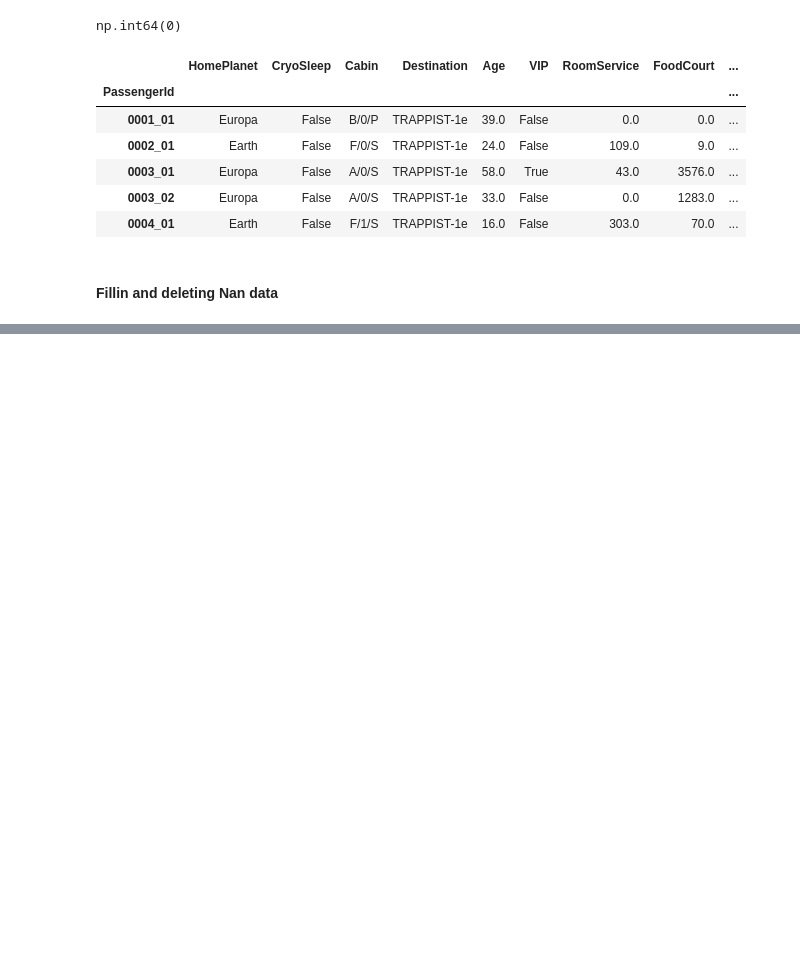
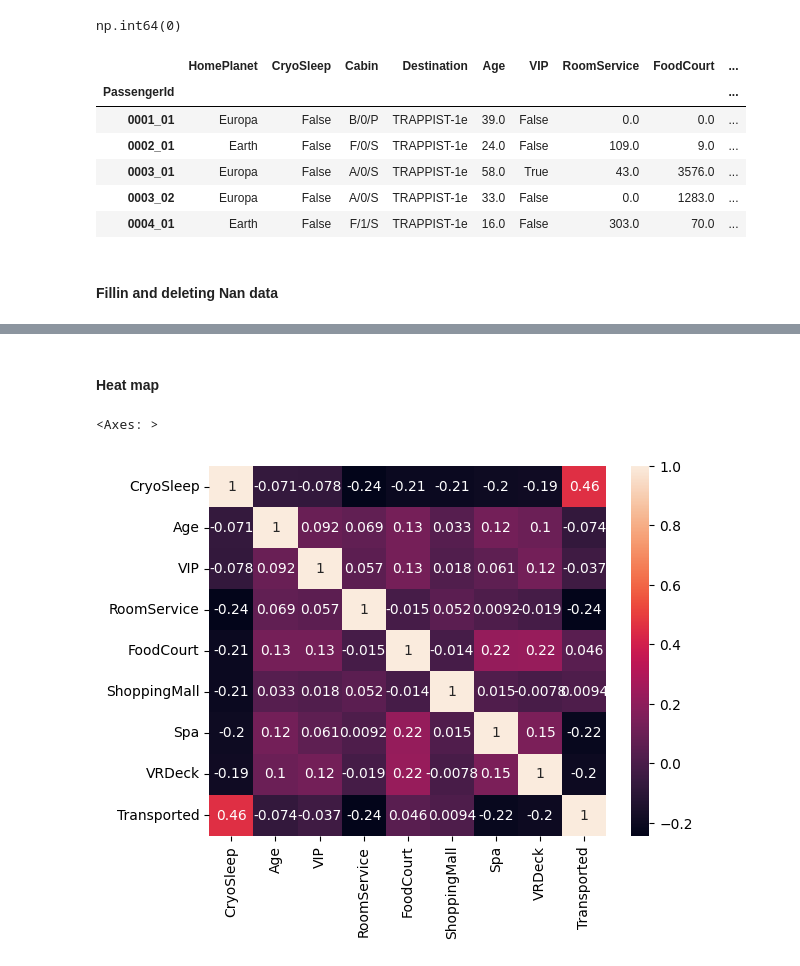
Before and after one commit to deructu/Kaggle-Competitions, a Jupyter notebook: Spaceship Titanic/spaceship_competition.ipynb, the cells around one changed output, grey strips where cells are left out. Drawn from its saved outputs; the diff is of its cells as text; code cells hidden in the pictures; blank space fills up the shorter version.

```diff
--- a/Spaceship Titanic/spaceship_competition.ipynb
+++ b/Spaceship Titanic/spaceship_competition.ipynb
@@ -163,0 +179,7 @@ a.head()
+# %% [markdown]
+#### Heat map
+# %%
+sns.heatmap(df_train_cleaned.corr(numeric_only=True), annot=True)
+# %% [output]
+<Axes: >
+[figure, added]
```
Also changed, not shown: parts of 30 cells of this notebook, 4 other files.
